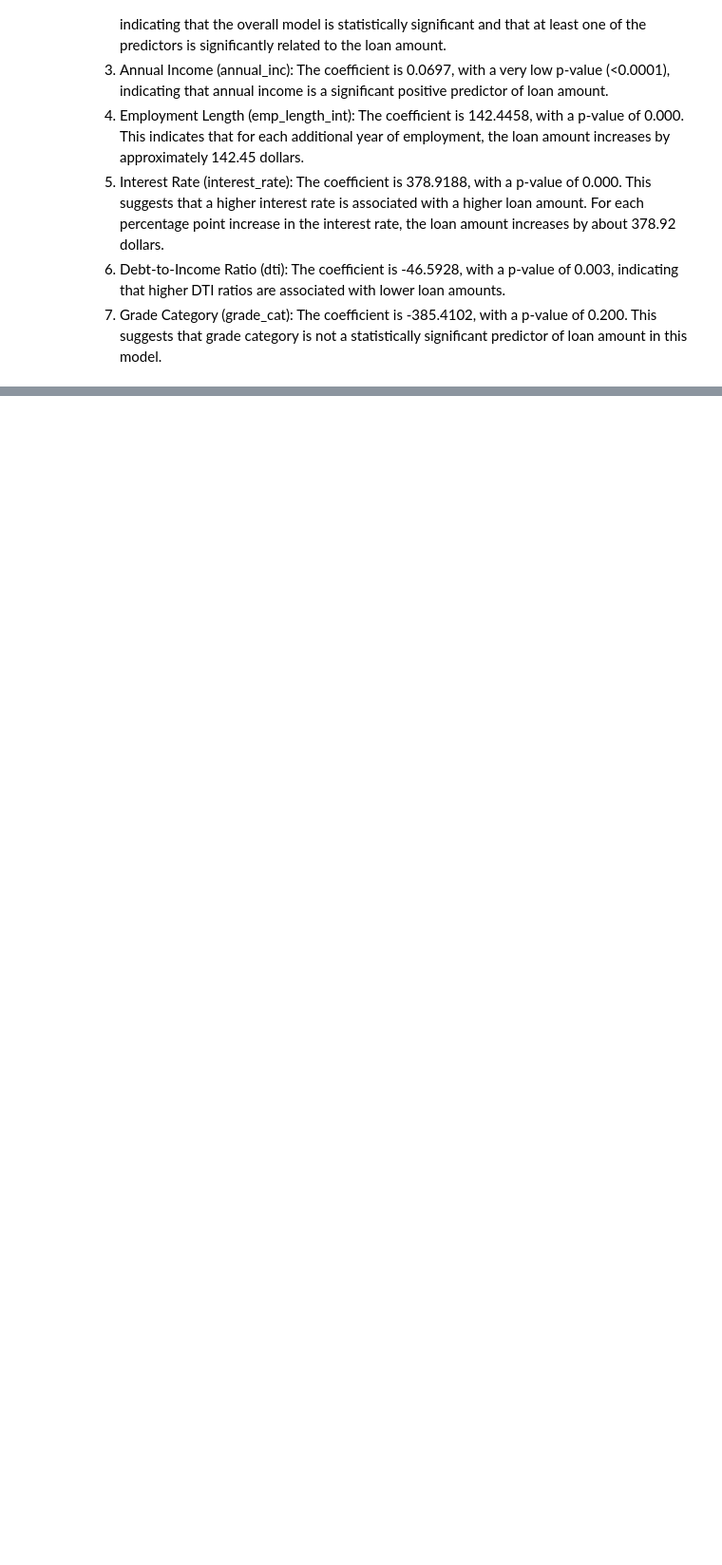
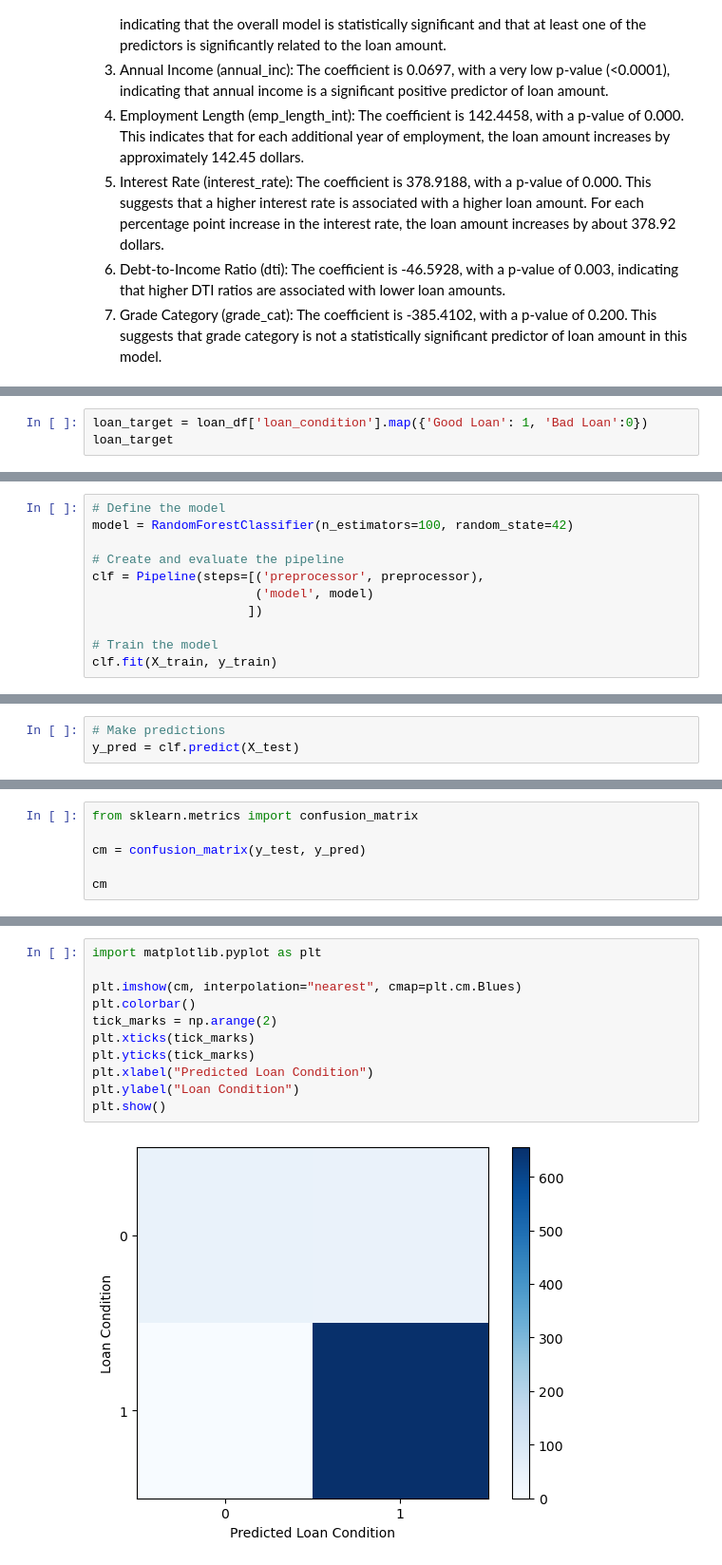
Before and after one commit to dogagzm/team_project, a Jupyter notebook: src/loan.ipynb, the cells around one changed output, grey strips where cells are left out. Shown: that part at 95% size. Drawn from its saved outputs; the diff is of its cells as text; blank space fills up the shorter version.

Commit message:
randomforest classification

```diff
--- a/src/loan.ipynb
+++ b/src/loan.ipynb
@@ -127,0 +171,3 @@ weighted avg       0.78      0.88      0.83       742
+# %%
+loan_target = loan_df['loan_condition'].map({'Good Loan': 1, 'Bad Loan':0})
+loan_target
@@ -127,0 +216,11 @@ weighted avg       0.78      0.88      0.83       742
+# %%
+# Define the model
+model = RandomForestClassifier(n_estimators=100, random_state=42)
+
+# Create and evaluate the pipeline
+clf = Pipeline(steps=[('preprocessor', preprocessor),
+                      ('model', model)
+                     ])
+
+# Train the model
+clf.fit(X_train, y_train)
@@ -127,0 +240,3 @@ weighted avg       0.78      0.88      0.83       742
+# %%
+# Make predictions
+y_pred = clf.predict(X_test)
@@ -127,0 +255,6 @@ weighted avg       0.78      0.88      0.83       742
+# %%
+from sklearn.metrics import confusion_matrix
+
+cm = confusion_matrix(y_test, y_pred)
+
+cm
@@ -127,0 +264,13 @@ weighted avg       0.78      0.88      0.83       742
+# %%
+import matplotlib.pyplot as plt
+
+plt.imshow(cm, interpolation="nearest", cmap=plt.cm.Blues)
+plt.colorbar()
+tick_marks = np.arange(2)
+plt.xticks(tick_marks)
+plt.yticks(tick_marks)
+plt.xlabel("Predicted Loan Condition")
+plt.ylabel("Loan Condition")
+plt.show()
+# %% [output]
+[figure, added]
```
Also changed, not shown: parts of 10 cells of this notebook.
